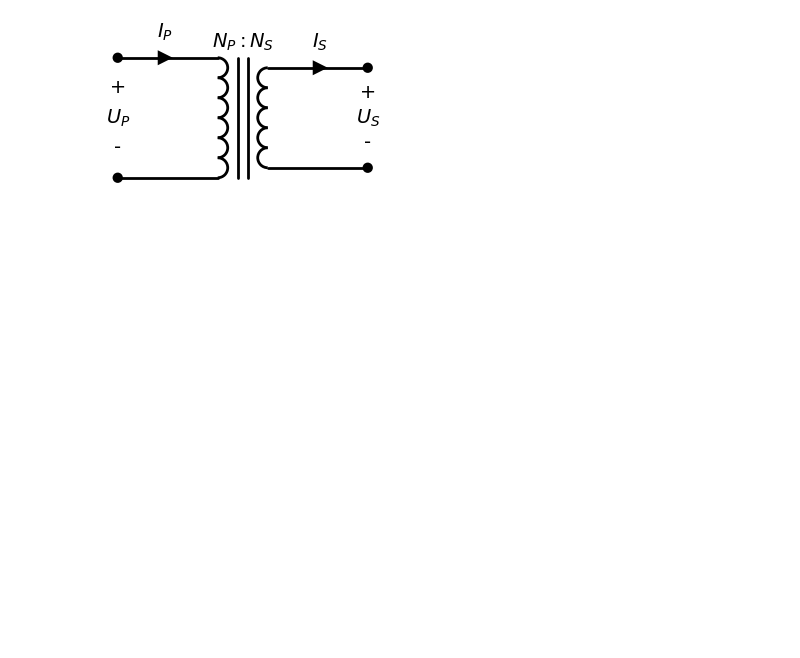
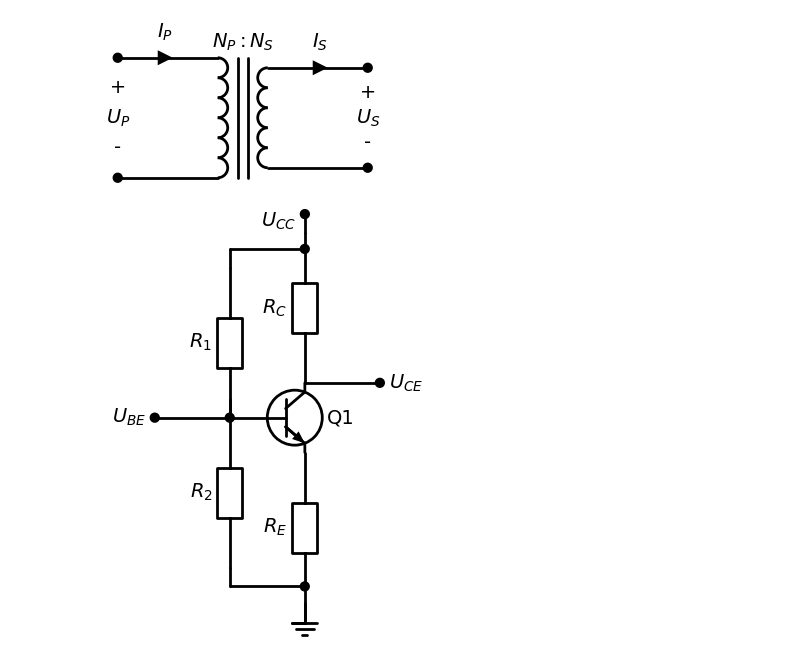
Before and after one commit to Greg50100/Ganymede, a Jupyter notebook: app/documents/ganymede.ipynb, the cells around one changed output. Drawn from its saved outputs; the diff is of its cells as text; code cells hidden in the pictures; blank space fills up the shorter version.

```diff
--- a/app/documents/ganymede.ipynb
+++ b/app/documents/ganymede.ipynb
@@ -71,3 +71,28 @@ with schemdraw.Drawing(transparent=True) as d:
     d.save('transformator.svg', transparent=True)
 # %% [output]
 [figure]
+# %%
+import schemdraw
+import schemdraw.elements as elm
+
+with schemdraw.Drawing(transparent=True) as d:
+    elm.style(elm.STYLE_IEC)
+    bjt = elm.BjtNpn(leads=True, circle=True).label('Q1')
+    elm.Line().right(d.unit/2).at(bjt.collector).dot().label('$U_{CE}$', loc='right')
+    Rc = elm.Resistor().at(bjt.collector).up().label('$R_{C}$')
+    elm.Line().at(Rc.end).up(d.unit/8).dot().label('$U_{CC}$', loc='top')
+    baseline = elm.Line().at(bjt.base).left(d.unit/4).dot()
+    elm.Line().at(baseline.end).up(d.unit/8)
+    R1 = elm.Resistor().at(baseline.end).up().label('$R_{1}$')
+    elm.Line().at(R1.end).up(d.unit/8)
+    elm.Line().right(d.unit/2).dot()
+    Re = elm.Resistor().at(bjt.emitter).down().label('$R_{E}$')
+    elm.Line().at(Re.end).down(d.unit/8)
+    elm.Ground().at(Re.end)
+    R2 = elm.Resistor().at(baseline.end).down().label('$R_{2}$')
+    elm.Line().at(R2.end).down(d.unit/8)
+    elm.Line().right(d.unit/2).dot()
+    elm.Line().at(baseline.end).left(d.unit/2).dot().label('$U_{BE}$', loc='left')
+    d.save('bjt_polarizer.svg', transparent=True)
+# %% [output]
+[figure, added]
```
Also changed, not shown: parts of 2 cells of this notebook, 26 other files.
